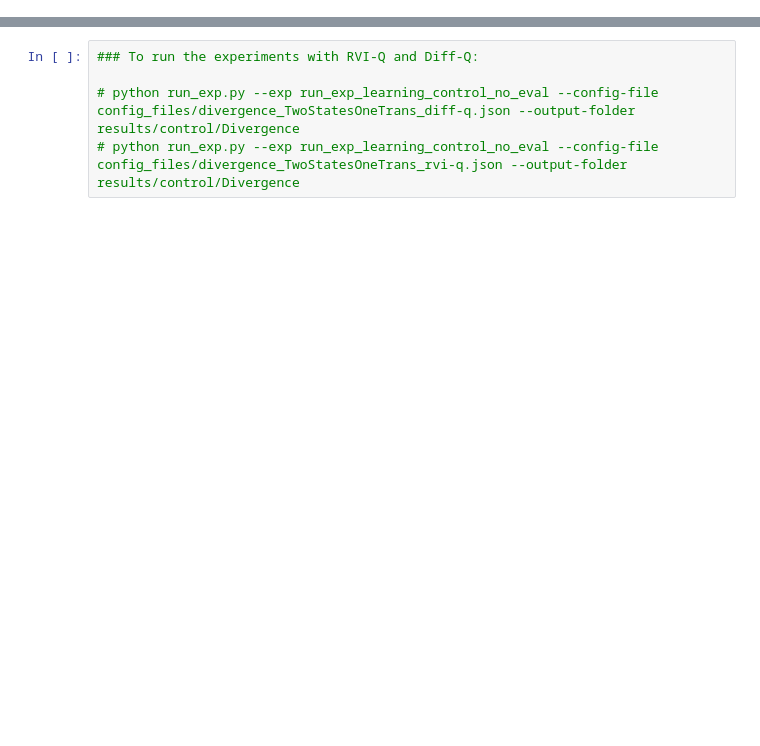
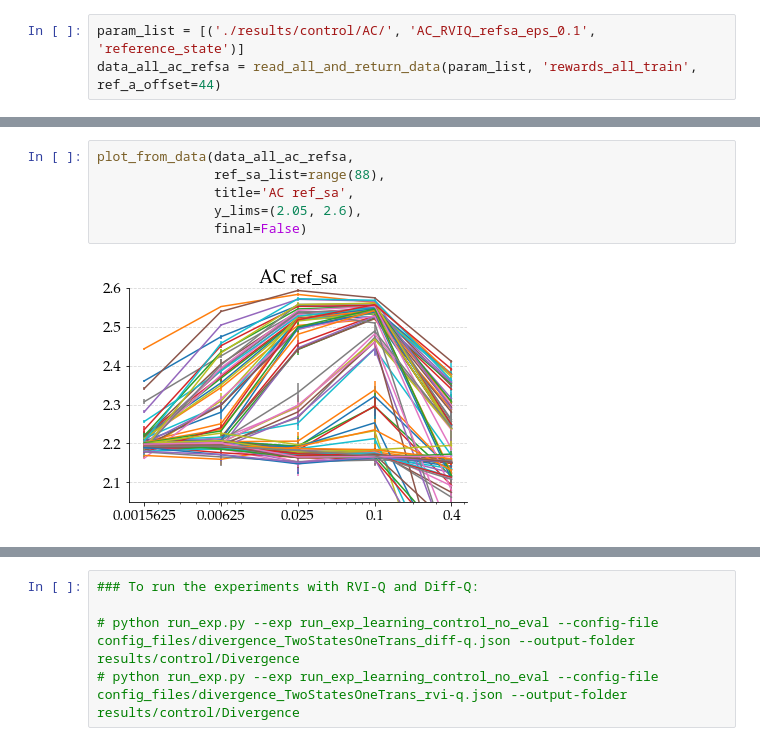
Before and after one commit to abhisheknaik96/average-reward-methods, a Jupyter notebook: learning_planning_exps.ipynb, the cells around one changed output, grey strips where cells are left out. Cells and saved outputs as stored; diff of their text form; blank space fills up the shorter version.

```diff
--- a/learning_planning_exps.ipynb
+++ b/learning_planning_exps.ipynb
@@ -310,0 +250,3 @@ plot_learning_curve_control(filenames, title='TwoChoice_all_eps_0.1', window=100
+# %%
+param_list = [('./results/control/AC/', 'AC_RVIQ_refsa_eps_0.1', 'reference_state')]
+data_all_ac_refsa = read_all_and_return_data(param_list, 'rewards_all_train', ref_a_offset=44)
@@ -310,0 +271,8 @@ plot_learning_curve_control(filenames, title='TwoChoice_all_eps_0.1', window=100
+# %%
+plot_from_data(data_all_ac_refsa,
+               ref_sa_list=range(88),
+               title='AC ref_sa',
+               y_lims=(2.05, 2.6),
+               final=False)
+# %% [output]
+[figure, added]
```
Also changed, not shown: parts of 64 cells of this notebook, 26 other files.
